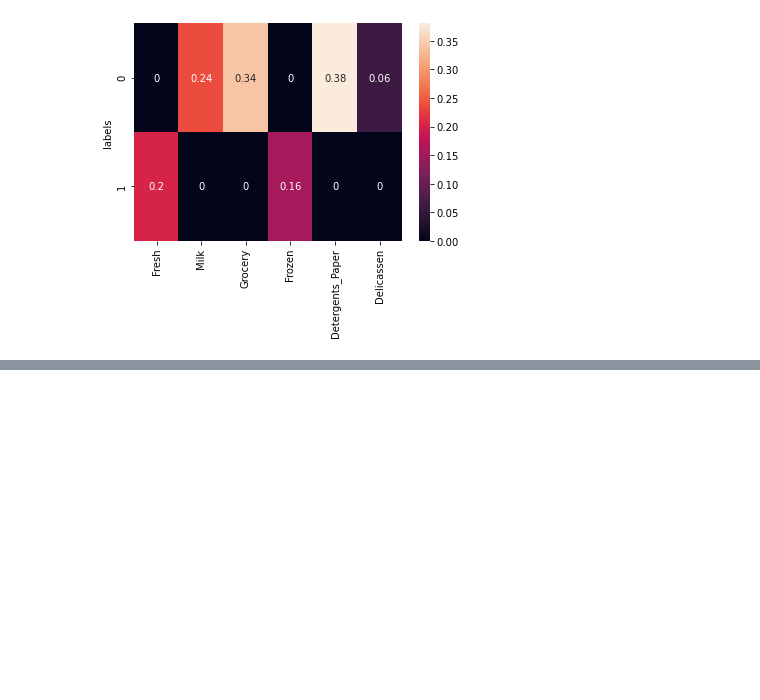
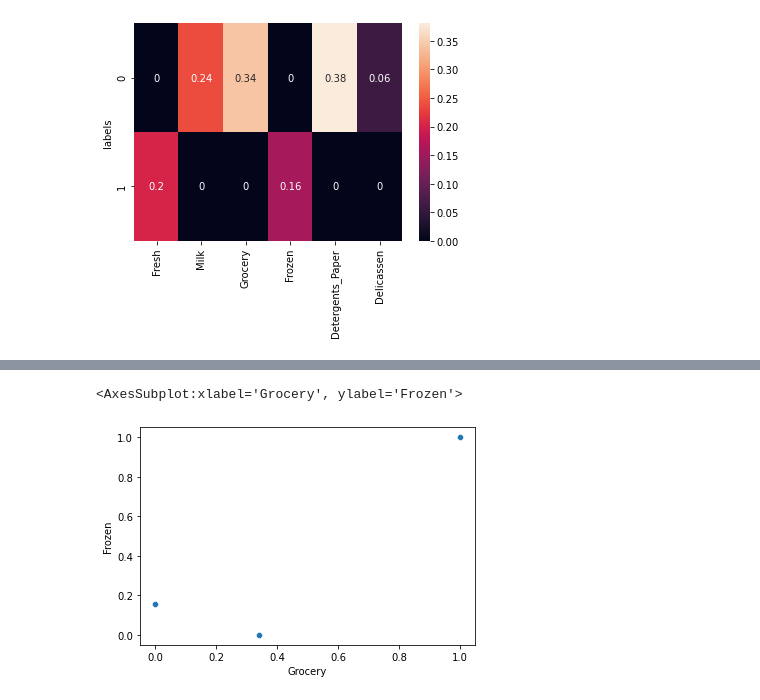
Before and after one commit to Naveen-janakiraman/Projects, a Jupyter notebook: Outliers project using DBSCAN.ipynb, the cells around one changed output, grey strips where cells are left out. Drawn from its saved outputs; the diff is of its cells as text; code cells hidden in the pictures; blank space fills up the shorter version.

```diff
--- a/Outliers project using DBSCAN.ipynb
+++ b/Outliers project using DBSCAN.ipynb
@@ -286,0 +293,3 @@ sns.heatmap(final_data[1:],annot=True)
+# %%
+sns.scatterplot(data=final_data,x='Grocery',y='Frozen')
+# %% [output]
@@ -286,0 +297,2 @@ sns.heatmap(final_data[1:],annot=True)
+<AxesSubplot:xlabel='Grocery', ylabel='Frozen'>
+[figure, added]
```
Also changed, not shown: parts of 3 cells of this notebook.
